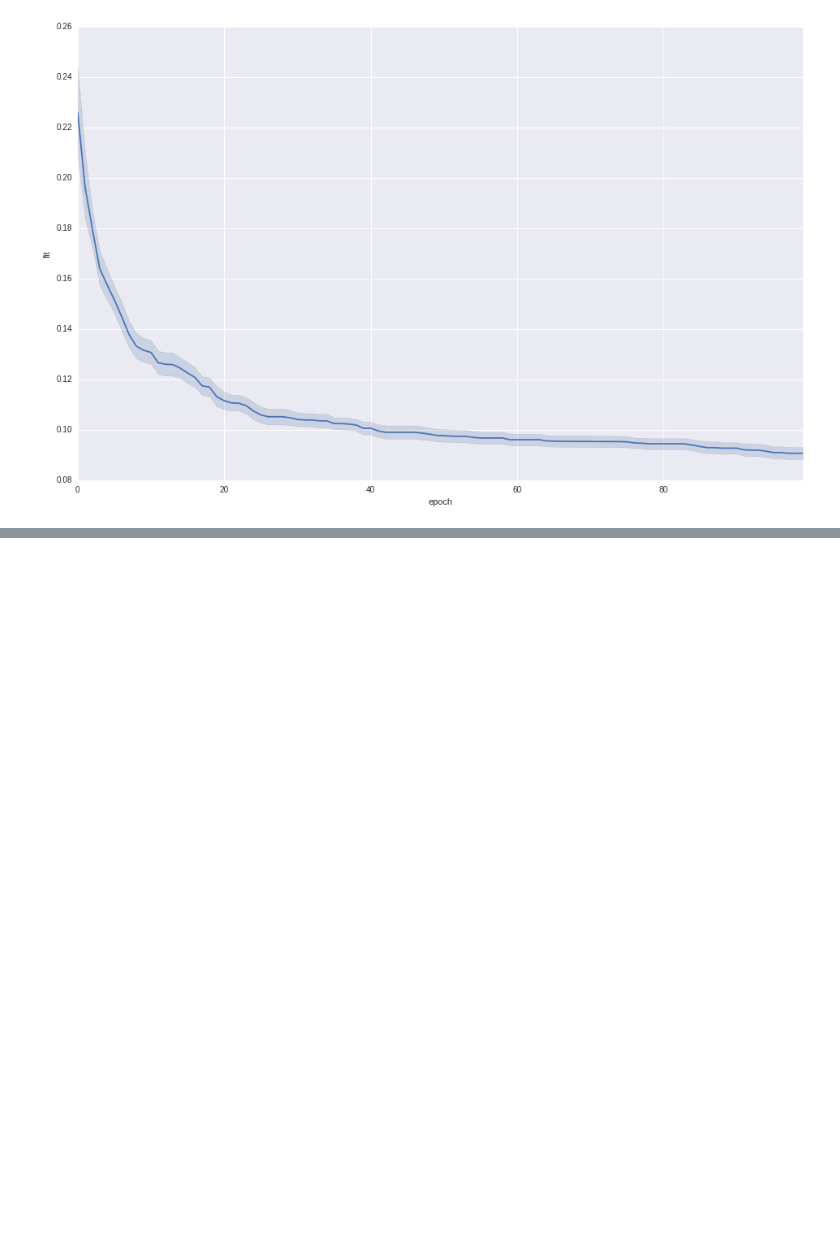
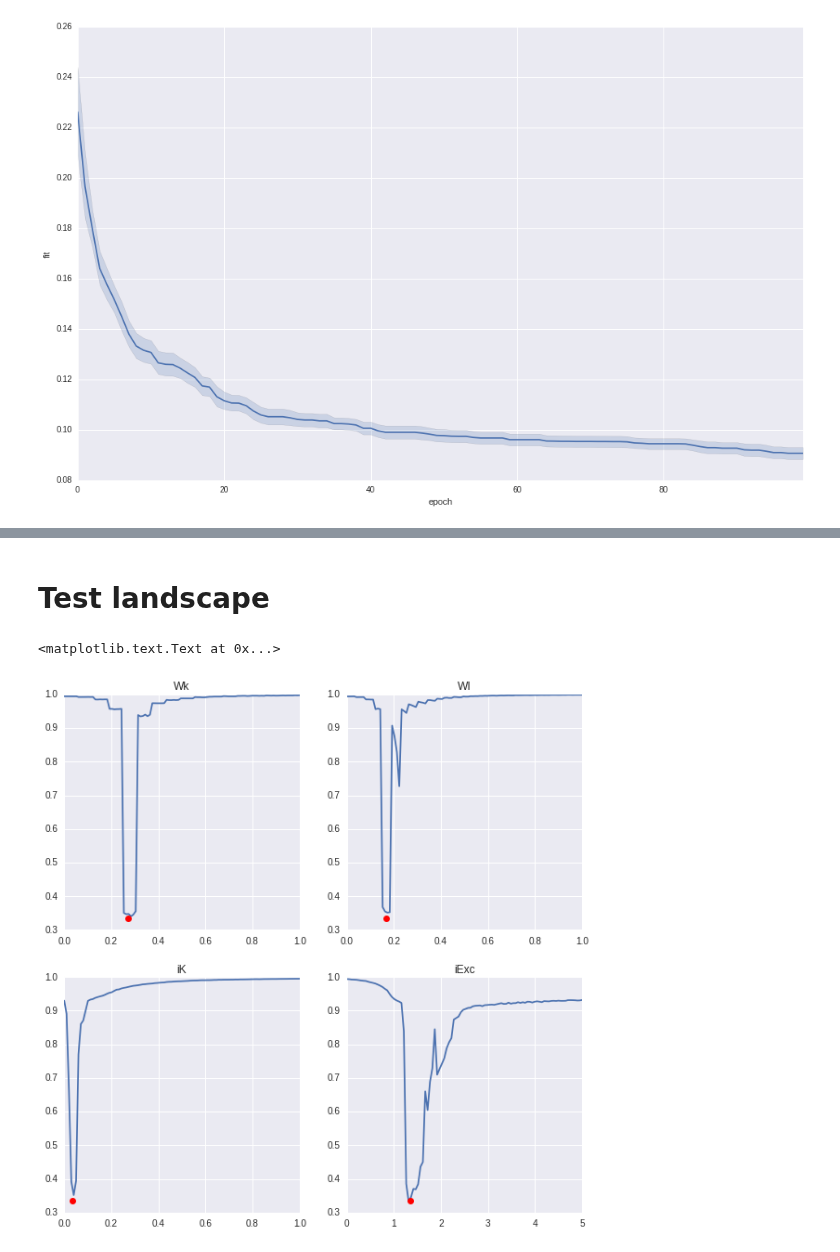
Before and after one commit to bchappet/dnfpy, a Jupyter notebook: src/dnfpyUtils/optimisation/Test SPSO DNF.ipynb, the cells around one changed output, grey strips where cells are left out. Saved outputs shown, nothing was run; the diff lists cells and outputs as text; code cells hidden in the pictures; blank space fills up the shorter version.

```diff
--- a/src/dnfpyUtils/optimisation/Test SPSO DNF.ipynb
+++ b/src/dnfpyUtils/optimisation/Test SPSO DNF.ipynb
@@ -195,0 +240,2 @@ plt.plot(lp[:,indiv,dim])
+# %% [markdown]
+# Test landscape
@@ -195,0 +245,14 @@ plt.plot(lp[:,indiv,dim])
+# %%
+
+
+iE_range = np.linspace(bounds[0][0],bounds[1][0],100)
+ik_range = np.linspace(bounds[0][1],bounds[1][1],100)
+wk_range = np.linspace(bounds[0][2],bounds[1][2],100)
+wI_range = np.linspace(bounds[0][3],bounds[1][3],100)
+# %%
+def params():
+    X = {'wExc': 0.045443252813000351, 'iExc': 1.3553446712914161, 'activation': 'step', 'wInh': 0.16691227504420655, 'dim': 2, 'model': 'spike', 'lateral': 'step', 'iInh': 0.048652003699815226, 'wrap': False, 'dt': 0.1, 'size': 49}
+    iExc,iInh,wExc,wInh = X['iExc'],X['iInh'],X['wExc'],X['wInh']
+    ik = iInh/iExc
+    wk = wExc/wInh
+    return [iExc,ik,wk,wInh]
@@ -195,0 +284,24 @@ plt.plot(lp[:,indiv,dim])
+# %%
+[iExc,ik,wk,wInh] = params()
+fit = 0.3355789209247651
+
+plt.figure(figsize=(10,10))
+plt.subplot(221)
+plt.plot(wk_range,wk_f)
+plt.plot(wk,fit,'or')
+plt.title("Wk")
+plt.subplot(222)
+plt.plot(wI_range,wi_f)
+plt.plot(wInh,fit,'or')
+plt.title("WI")
+plt.subplot(223)
+plt.plot(ik_range,ik_f)
+plt.plot(ik,fit,'or')
+plt.title("iK")
+plt.subplot(224)
+plt.plot(iE_range,ie_f)
+plt.plot(iExc,fit,'or')
+plt.title("iExc")
+# %% [output]
+<matplotlib.text.Text at 0x...>
+[figure, added]
```
Also changed, not shown: parts of 21 cells of this notebook, 16 other files.
